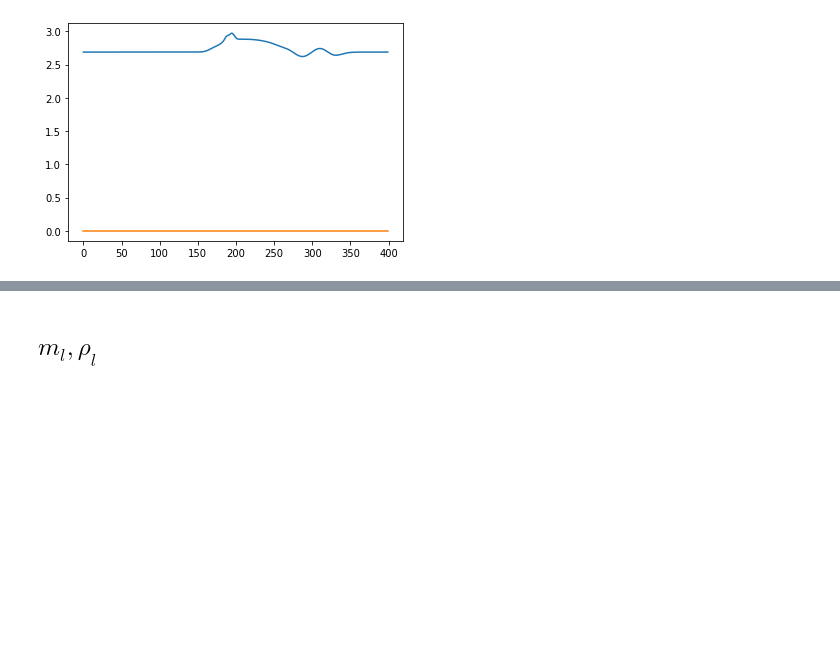
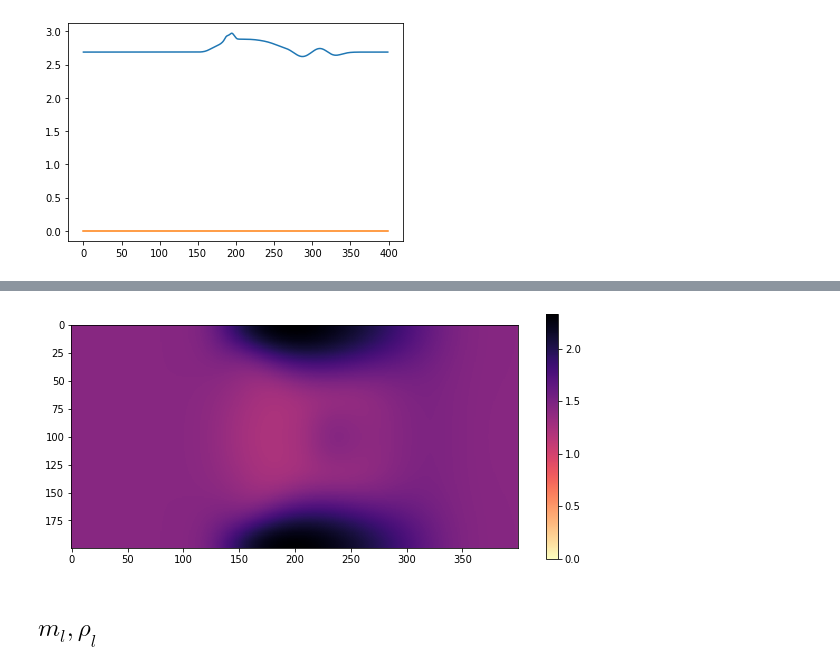
Before and after one commit to BrieucB/AI2d, a Jupyter notebook: AI2D_hydro/PDE_liq_destab_2d.ipynb, the cells around one changed output, grey strips where cells are left out. Drawn from its saved outputs; the diff is of its cells as text; code cells hidden in the pictures; blank space fills up the shorter version.

```diff
--- a/AI2D_hydro/PDE_liq_destab_2d.ipynb
+++ b/AI2D_hydro/PDE_liq_destab_2d.ipynb
@@ -497,28 +483,28 @@ plt.plot(np.mean(np.arctan(myp, mxp),0))
 import matplotlib.animation as animation
 
 fig, ax = plt.subplots()
-fig.set_size_inches(,1)
+fig.set_size_inches(10,5)
 
 frame = 0
 
-mp=prof_m[-1].copy()
 rhop=prof_rho[-1].copy()
-vmax=max(np.abs(np.max(mp)), np.max(rhop))
-img = plt.imshow(prof_m[frame], cmap='PiYG', vmin=-vmax, vmax=vmax, aspect='equal')
+vmax=np.max(rhop)
+img = plt.imshow(prof_rho[0], cmap='magma_r', vmin=0, vmax=vmax)
+
 plt.colorbar(shrink=0.9)
+
 
 def update(*args):
     global frame
     #print(frame)
 
-    img.set_array(prof_m[frame])
+    img.set_array(prof_rho[frame])
 
-    frame += 40
-    frame %= len(prof_m)
+    frame += 1
 
     return img,
 
-ani = animation.FuncAnimation(fig, update, 160)
+ani = animation.FuncAnimation(fig, update, 1000)
 writer = animation.FFMpegWriter(fps=20)
 ani.save('asympt_prof.avi', writer=writer)
 # %% [output]
@@ -526,3 +523,4 @@ SyntaxError: invalid syntax (<ipython-input-480-6ea83e27f8fc>, line 4)
+[figure, added]
 # %% [markdown]
 ## $m_l, \rho_l$
 # %%
```
Also changed, not shown: parts of 6 cells of this notebook, 30 other files.
